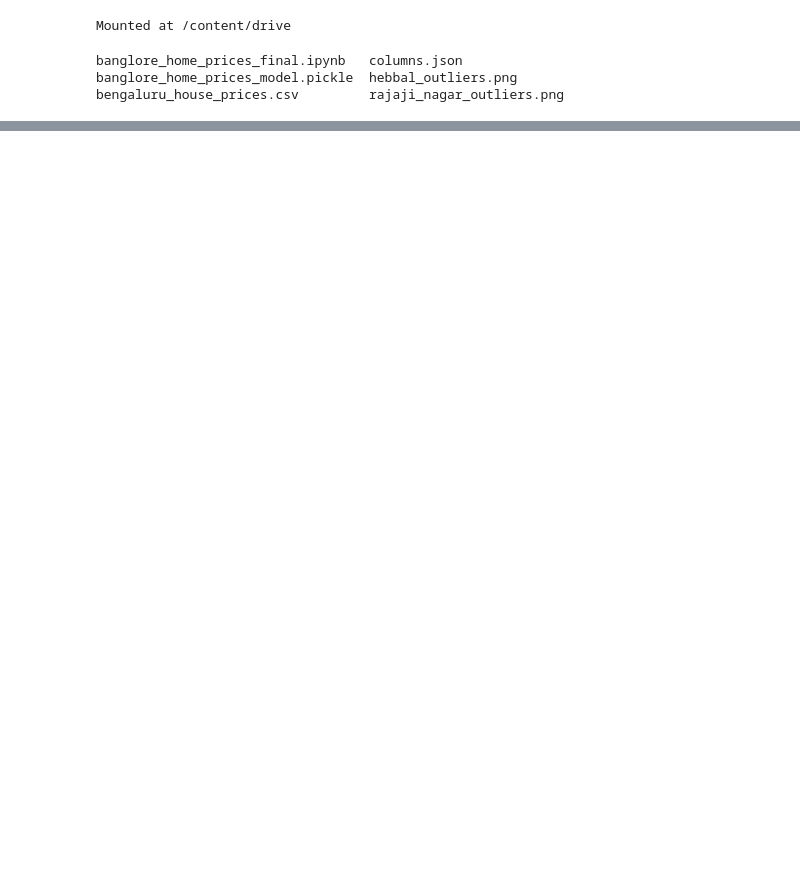
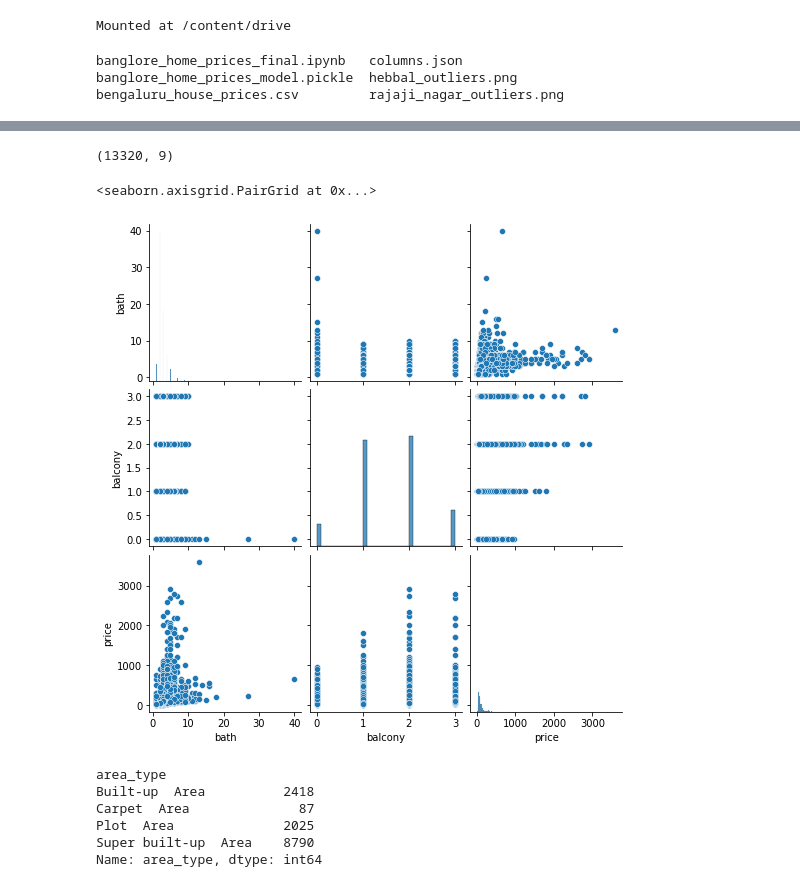
Before and after one commit to AftabUdaipurwala/MLProjects, a Jupyter notebook: Real_Estate_Price_Prediction_oF_Bangalore_Housing_Prices.ipynb, the cells around one changed output, grey strips where cells are left out. Cells and saved outputs as stored; diff of their text form; code cells hidden in the pictures; blank space fills up the shorter version.

Commit message:
Data Cleaning Completed in this tutorial

```diff
--- a/Real_Estate_Price_Prediction_oF_Bangalore_Housing_Prices.ipynb
+++ b/Real_Estate_Price_Prediction_oF_Bangalore_Housing_Prices.ipynb
@@ -16,6 +16,9 @@ import pandas as pd
 import numpy as np
 from sklearn import linear_model
 import matplotlib.pyplot as plt
+%matplotlib inline
+import matplotlib
+matplotlib.rcParams['figure.figsize']=(20,10)
 # %%
 df = pd.read_csv('/content/drive/MyDrive/py-master/DataScience/BangloreHomePrices/model/bengaluru_house_prices.csv')
 df.head()
@@ -26,3 +29,23 @@ df.head()
 | 2 | Built-up Area | Ready To Move | Uttarahalli | 3 BHK | NaN | 1440 | 2.0 | 3.0 | 62.00 |
 | 3 | Super built-up Area | Ready To Move | Lingadheeranahalli | 3 BHK | Soiewre | 1521 | 3.0 | 1.0 | 95.00 |
 | 4 | Super built-up Area | Ready To Move | Kothanur | 2 BHK | NaN | 1200 | 2.0 | 1.0 | 51.00 |
+# %%
+df.shape
+# %% [output]
+(13320, 9)
+# %%
+import seaborn as sns
+sns.pairplot(df)
+# %% [output]
+<seaborn.axisgrid.PairGrid at 0x...>
+[figure, added]
+# %%
+# examining the data for area type
+df.groupby('area_type')['area_type'].agg('count')
+# %% [output]
+area_type
+Built-up  Area          2418
+Carpet  Area              87
+Plot  Area              2025
+Super built-up  Area    8790
+Name: area_type, dtype: int64
```
Also changed, not shown: parts of 18 cells of this notebook.
